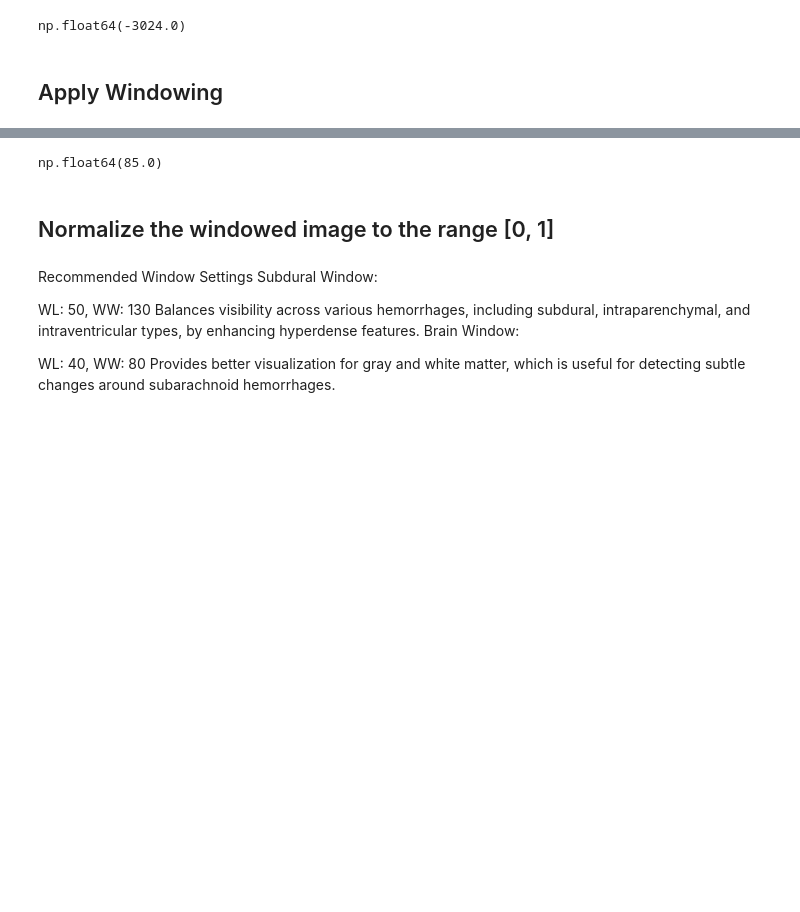
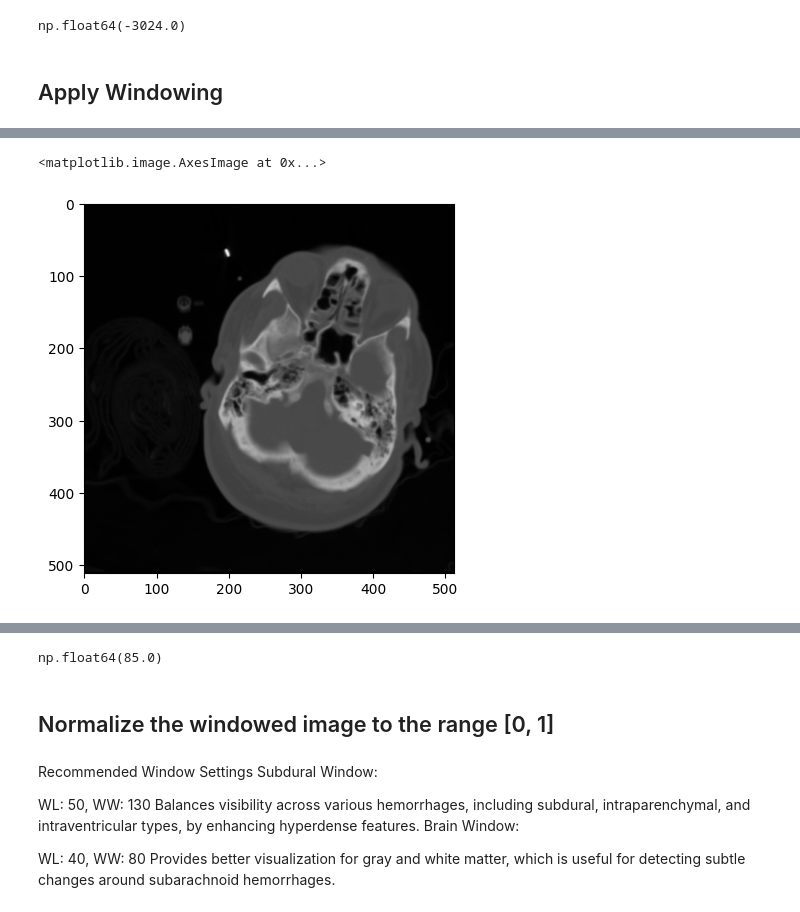
Before and after one commit to ipl1988/Hemorrhage_detection, a Jupyter notebook: preprocessing.ipynb, the cells around one changed output, grey strips where cells are left out. Drawn from its saved outputs; the diff is of its cells as text; code cells hidden in the pictures; blank space fills up the shorter version.

```diff
--- a/preprocessing.ipynb
+++ b/preprocessing.ipynb
@@ -81,3 +62,8 @@ np.float64(-3024.0)
+# %%
+plt.imshow(normalizer(transformed_sample), cmap = 'grey')
+# %% [output]
+<matplotlib.image.AxesImage at 0x...>
+[figure, added]
 # %%
 # Window Settings (unique to the image)
 window_center = sample.WindowCenter
```
Also changed, not shown: parts of 12 cells of this notebook, 2 other files.
